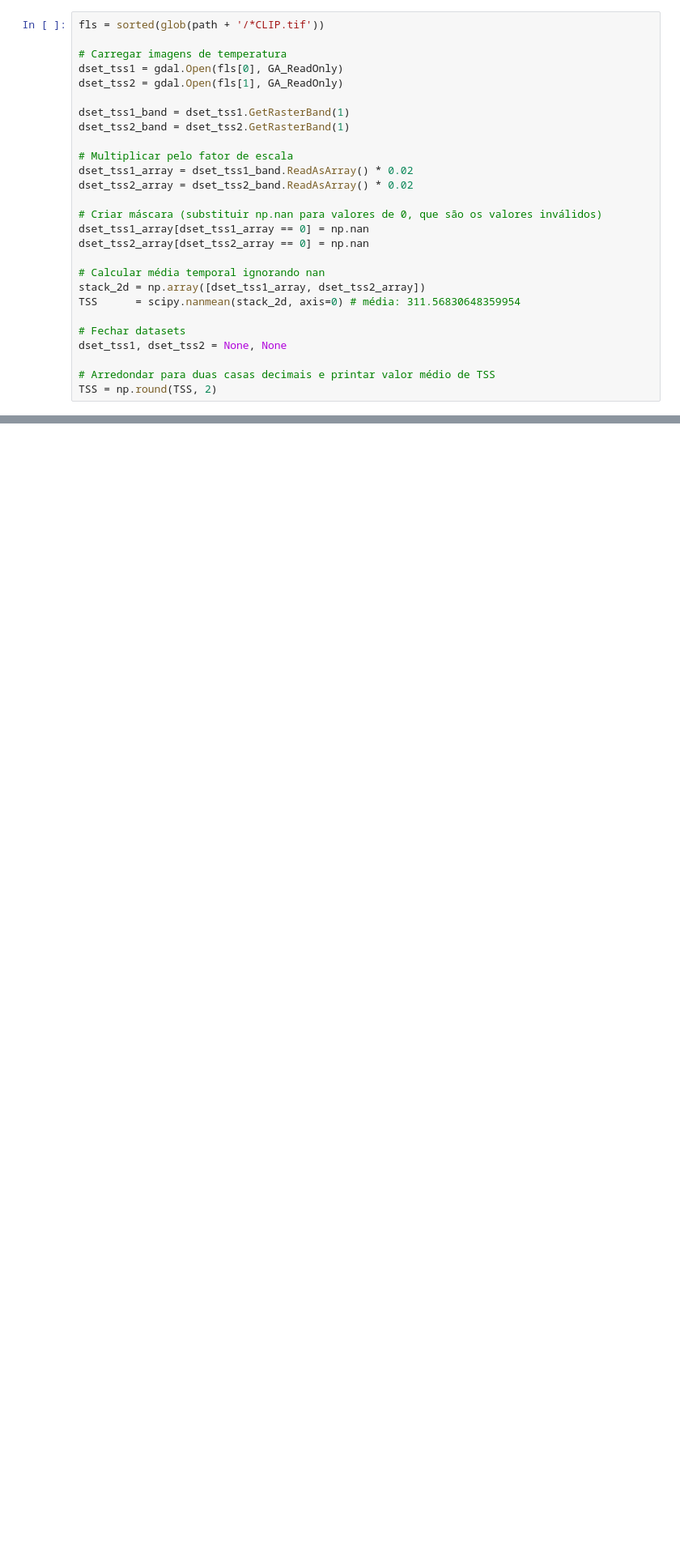
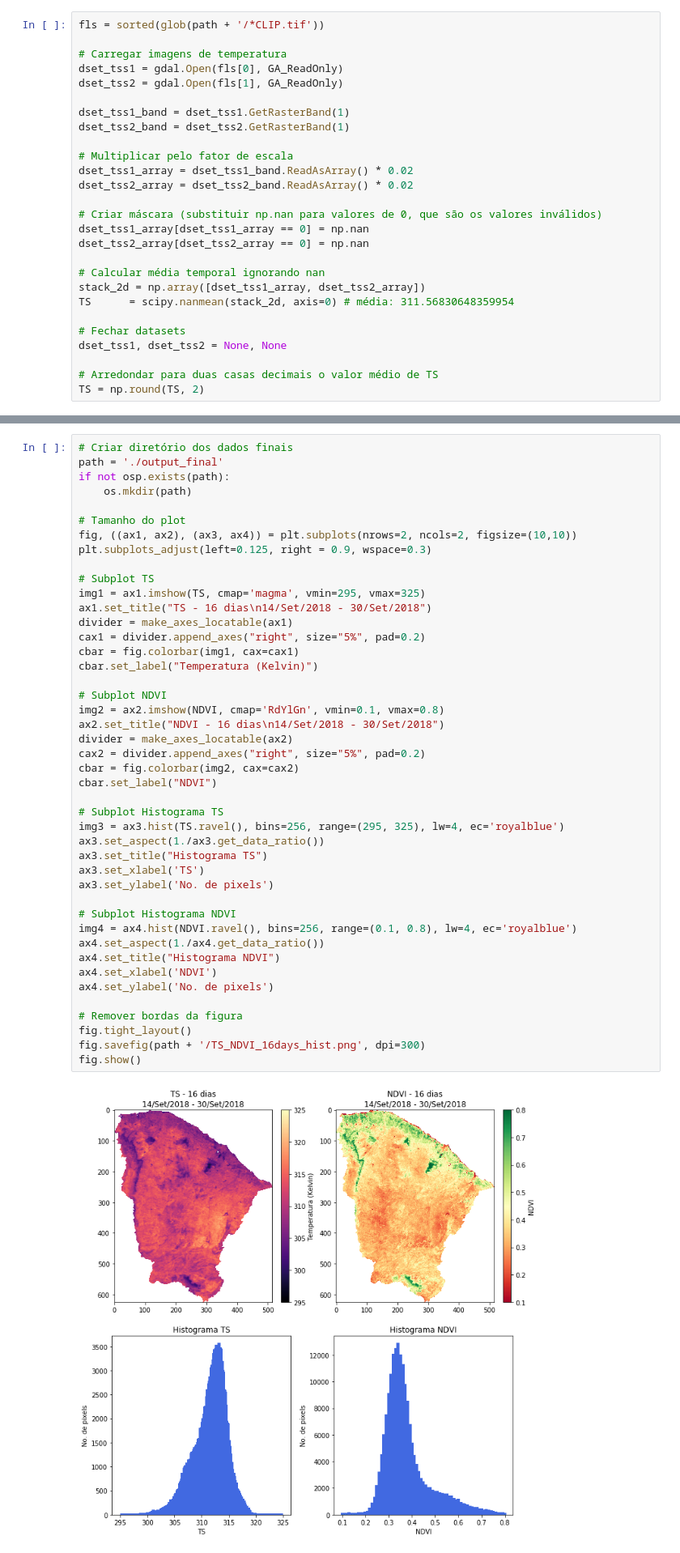
Before and after one commit to dxbezerra/TVDI, a Jupyter notebook: TVDI_projeto.ipynb, the cells around one changed output, grey strips where cells are left out. Shown: that part at 81% size. Drawn from its saved outputs; the diff is of its cells as text; blank space fills up the shorter version.

```diff
--- a/TVDI_projeto.ipynb
+++ b/TVDI_projeto.ipynb
@@ -257,13 +255,13 @@ dset_tss2_array[dset_tss2_array == 0] = np.nan
 
 # Calcular média temporal ignorando nan
 stack_2d = np.array([dset_tss1_array, dset_tss2_array])
-TSS      = scipy.nanmean(stack_2d, axis=0) # média: 311.56830648359954
+TS      = scipy.nanmean(stack_2d, axis=0) # média: 311.56830648359954
 
 # Fechar datasets
 dset_tss1, dset_tss2 = None, None
 
-# Arredondar para duas casas decimais e printar valor médio de TSS
-TSS = np.round(TSS, 2)
+# Arredondar para duas casas decimais o valor médio de TS
+TS = np.round(TS, 2)
 # %% [markdown]
 O acesso à imagem de NDVI segue da seguinte forma:
 # %%
@@ -333,0 +290,46 @@ Criar matrizes de Latitude e Longitude
+# %%
+# Criar diretório dos dados finais
+path = './output_final'
+if not osp.exists(path):
+    os.mkdir(path)
+
+# Tamanho do plot
+fig, ((ax1, ax2), (ax3, ax4)) = plt.subplots(nrows=2, ncols=2, figsize=(10,10))
+plt.subplots_adjust(left=0.125, right = 0.9, wspace=0.3)
+
+# Subplot TS
+img1 = ax1.imshow(TS, cmap='magma', vmin=295, vmax=325)
+ax1.set_title("TS - 16 dias\n14/Set/2018 - 30/Set/2018")
+divider = make_axes_locatable(ax1)
+cax1 = divider.append_axes("right", size="5%", pad=0.2)
+cbar = fig.colorbar(img1, cax=cax1)
+cbar.set_label("Temperatura (Kelvin)")
+
+# Subplot NDVI
+img2 = ax2.imshow(NDVI, cmap='RdYlGn', vmin=0.1, vmax=0.8)
+ax2.set_title("NDVI - 16 dias\n14/Set/2018 - 30/Set/2018")
+divider = make_axes_locatable(ax2)
+cax2 = divider.append_axes("right", size="5%", pad=0.2)
+cbar = fig.colorbar(img2, cax=cax2)
+cbar.set_label("NDVI")
+
+# Subplot Histograma TS
+img3 = ax3.hist(TS.ravel(), bins=256, range=(295, 325), lw=4, ec='royalblue')
+ax3.set_aspect(1./ax3.get_data_ratio())
+ax3.set_title("Histograma TS")
+ax3.set_xlabel('TS')
+ax3.set_ylabel('No. de pixels')
+
+# Subplot Histograma NDVI
+img4 = ax4.hist(NDVI.ravel(), bins=256, range=(0.1, 0.8), lw=4, ec='royalblue')
+ax4.set_aspect(1./ax4.get_data_ratio())
+ax4.set_title("Histograma NDVI")
+ax4.set_xlabel('NDVI')
+ax4.set_ylabel('No. de pixels')
+
+# Remover bordas da figura
+fig.tight_layout()
+fig.savefig(path + '/TS_NDVI_16days_hist.png', dpi=300)
+fig.show()
+# %% [output]
+[figure, added]
```
Also changed, not shown: parts of 45 cells of this notebook, 10 other files.
